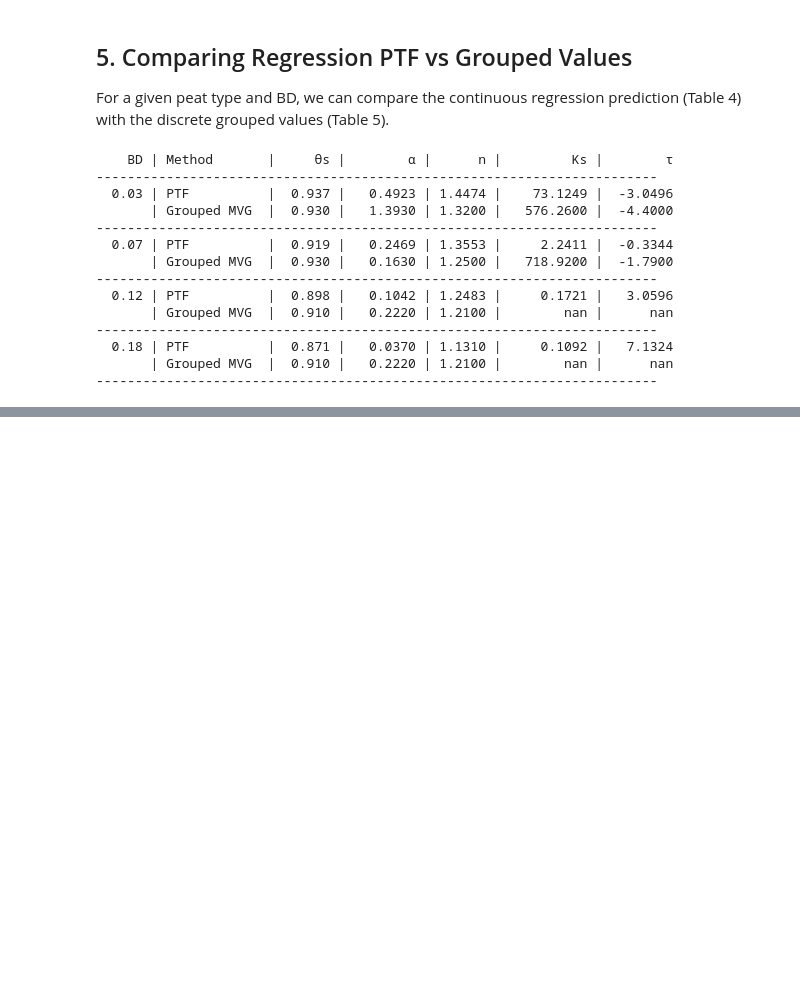
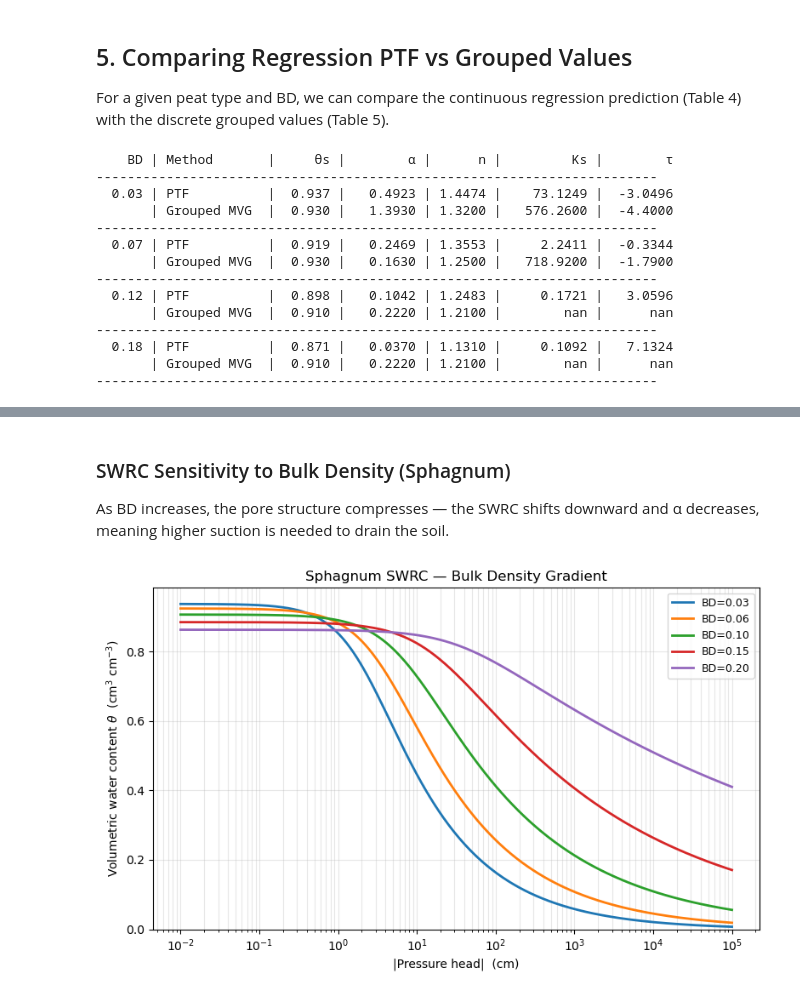
Before and after one commit to alexnaoki/peat_ptf, a Jupyter notebook: notebooks/peat_ptf.ipynb, the cells around one changed output, grey strips where cells are left out. Drawn from its saved outputs; the diff is of its cells as text; code cells hidden in the pictures; blank space fills up the shorter version.

```diff
--- a/notebooks/peat_ptf.ipynb
+++ b/notebooks/peat_ptf.ipynb
@@ -255,0 +297,18 @@ for bd in test_BDs:
+# %% [markdown]
+### SWRC Sensitivity to Bulk Density (Sphagnum)
+
+As BD increases, the pore structure compresses — the SWRC shifts downward
+and α decreases, meaning higher suction is needed to drain the soil.
+# %%
+# Sphagnum SWRCs across a range of bulk densities
+bd_values = [0.03, 0.06, 0.10, 0.15, 0.20]
+curves_bd = {
+    f"BD={bd:.2f}": ptf_sphagnum(BD=bd, OM=95, depth=10)
+    for bd in bd_values
+}
+
+plot_swrc(curves_bd)
+plt.title("Sphagnum SWRC — Bulk Density Gradient")
+plt.show()
+# %% [output]
+[figure, added]
```
Also changed, not shown: parts of 21 cells of this notebook.
